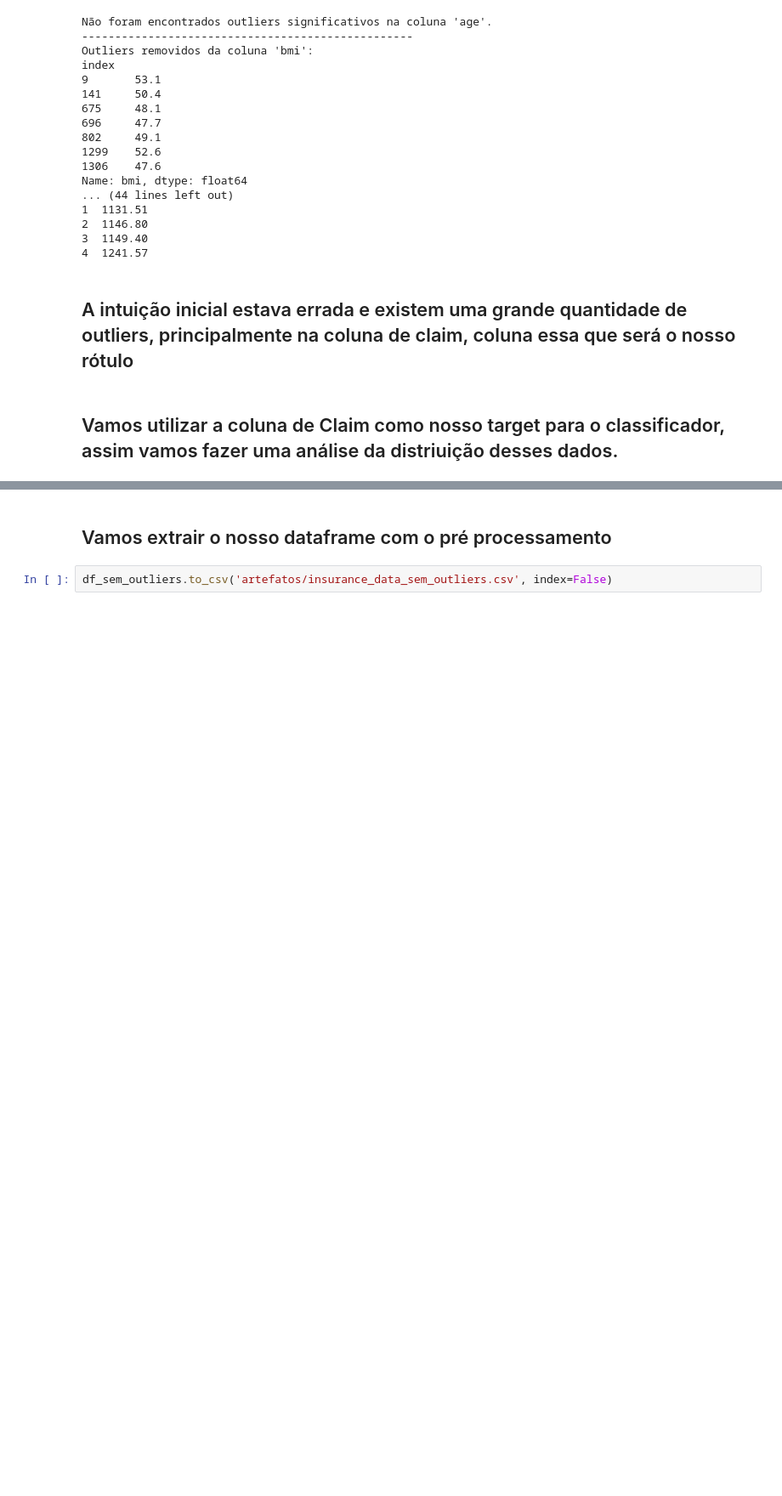
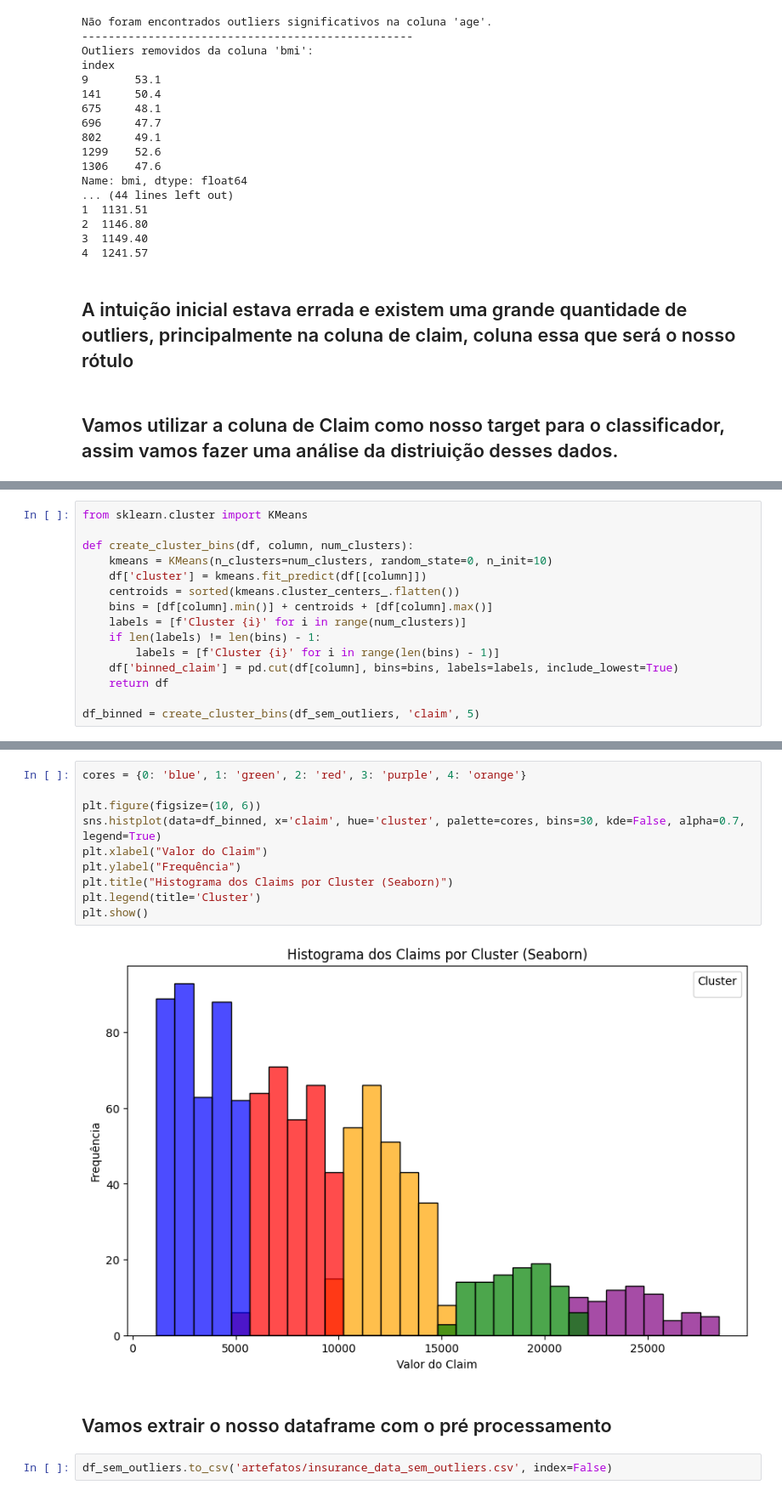
Before and after one commit to TalesVMAlves/Classificador-Seguros, a Jupyter notebook: preProcessamento.ipynb, the cells around one changed output, grey strips where cells are left out. Shown: that part at 85% size. Drawn from its saved outputs; the diff is of its cells as text; blank space fills up the shorter version.

```diff
--- a/preProcessamento.ipynb
+++ b/preProcessamento.ipynb
@@ -137,0 +135,15 @@ plt.show()
+# %%
+from sklearn.cluster import KMeans
+
+def create_cluster_bins(df, column, num_clusters):
+    kmeans = KMeans(n_clusters=num_clusters, random_state=0, n_init=10)
+    df['cluster'] = kmeans.fit_predict(df[[column]])
+    centroids = sorted(kmeans.cluster_centers_.flatten())
+    bins = [df[column].min()] + centroids + [df[column].max()]
+    labels = [f'Cluster {i}' for i in range(num_clusters)]
+    if len(labels) != len(bins) - 1:
+        labels = [f'Cluster {i}' for i in range(len(bins) - 1)]
+    df['binned_claim'] = pd.cut(df[column], bins=bins, labels=labels, include_lowest=True)
+    return df
+
+df_binned = create_cluster_bins(df_sem_outliers, 'claim', 5)
@@ -138,3 +162,15 @@ plt.show()
+# %%
+cores = {0: 'blue', 1: 'green', 2: 'red', 3: 'purple', 4: 'orange'}
+
+plt.figure(figsize=(10, 6))
+sns.histplot(data=df_binned, x='claim', hue='cluster', palette=cores, bins=30, kde=False, alpha=0.7, legend=True)
+plt.xlabel("Valor do Claim")
+plt.ylabel("Frequência")
+plt.title("Histograma dos Claims por Cluster (Seaborn)")
+plt.legend(title='Cluster')
+plt.show()
+# %% [output]
+[figure, added]
 # %% [markdown]
 ## Vamos extrair o nosso dataframe com o pré processamento
 # %%
```
Also changed, not shown: parts of 3 cells of this notebook.
